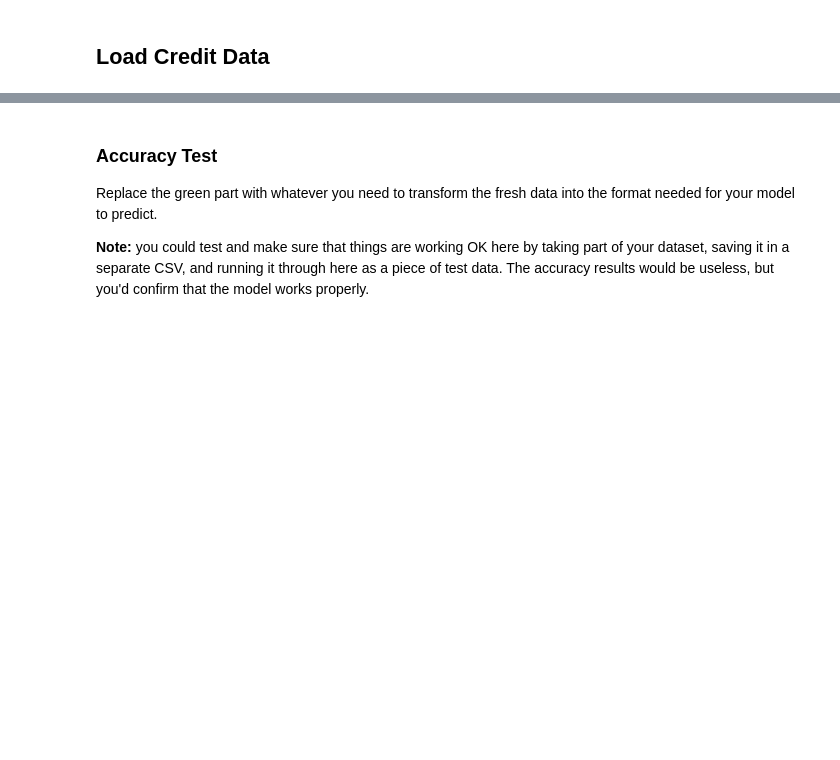
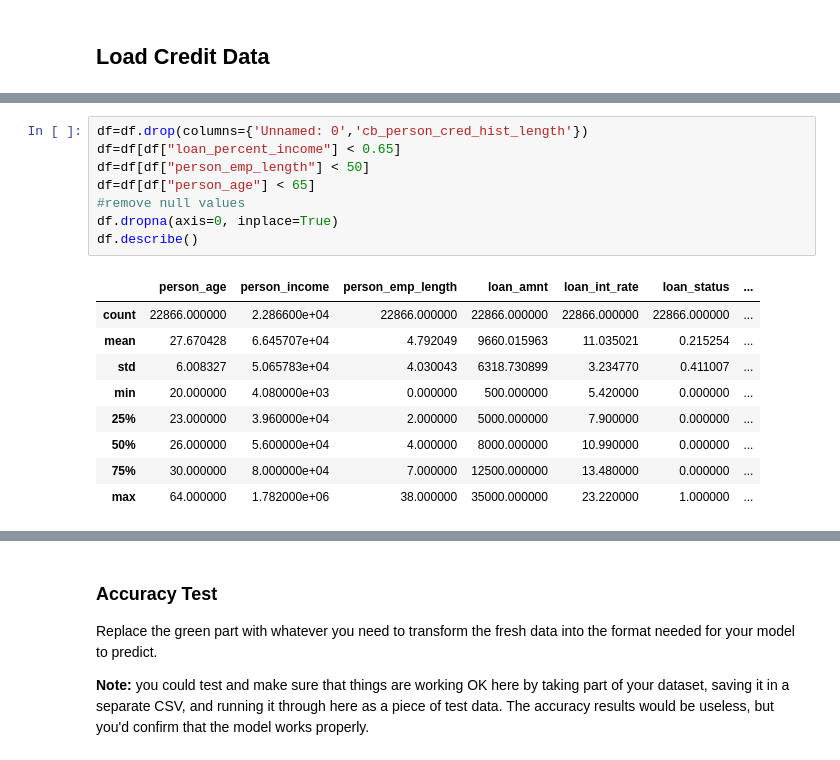
Before and after one commit to Asdukey/BSIP_Assignment_4_Students, a Jupyter notebook: asn4_start.ipynb, the cells around one changed output, grey strips where cells are left out. Cells and saved outputs as stored; diff of their text form; blank space fills up the shorter version.

```diff
--- a/asn4_start.ipynb
+++ b/asn4_start.ipynb
@@ -65,0 +81,18 @@ df.head()
+# %%
+df=df.drop(columns={'Unnamed: 0','cb_person_cred_hist_length'})
+df=df[df["loan_percent_income"] < 0.65]
+df=df[df["person_emp_length"] < 50]
+df=df[df["person_age"] < 65]
+#remove null values
+df.dropna(axis=0, inplace=True)
+df.describe()
+# %% [output]
+|  | person_age | person_income | person_emp_length | loan_amnt | loan_int_rate | loan_status | ... |
+| count | 22866.000000 | 2.286600e+04 | 22866.000000 | 22866.000000 | 22866.000000 | 22866.000000 | ... |
+| mean | 27.670428 | 6.645707e+04 | 4.792049 | 9660.015963 | 11.035021 | 0.215254 | ... |
+| std | 6.008327 | 5.065783e+04 | 4.030043 | 6318.730899 | 3.234770 | 0.411007 | ... |
+| min | 20.000000 | 4.080000e+03 | 0.000000 | 500.000000 | 5.420000 | 0.000000 | ... |
+| 25% | 23.000000 | 3.960000e+04 | 2.000000 | 5000.000000 | 7.900000 | 0.000000 | ... |
+| 50% | 26.000000 | 5.600000e+04 | 4.000000 | 8000.000000 | 10.990000 | 0.000000 | ... |
+| 75% | 30.000000 | 8.000000e+04 | 7.000000 | 12500.000000 | 13.480000 | 0.000000 | ... |
+| max | 64.000000 | 1.782000e+06 | 38.000000 | 35000.000000 | 23.220000 | 1.000000 | ... |
```
Also changed, not shown: parts of 6 cells of this notebook.
